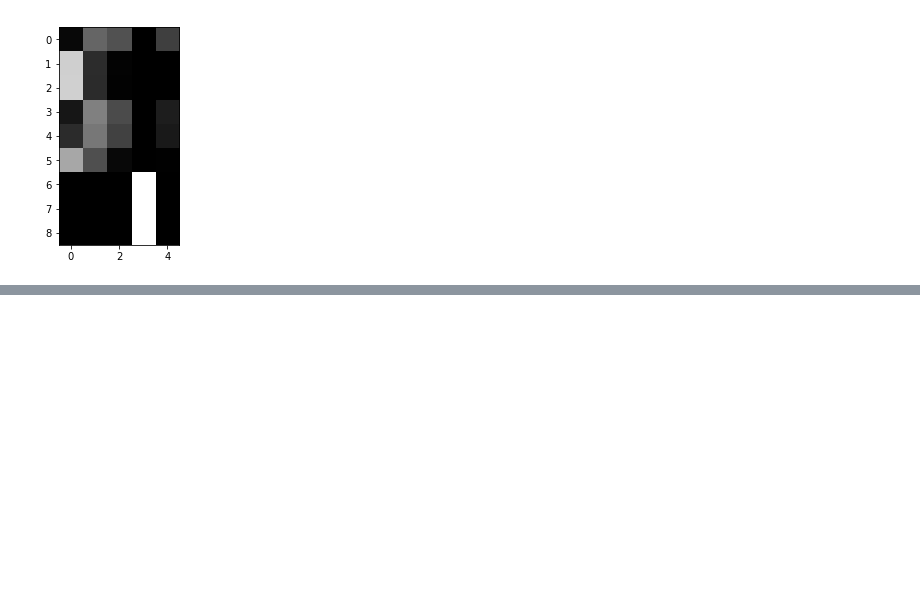
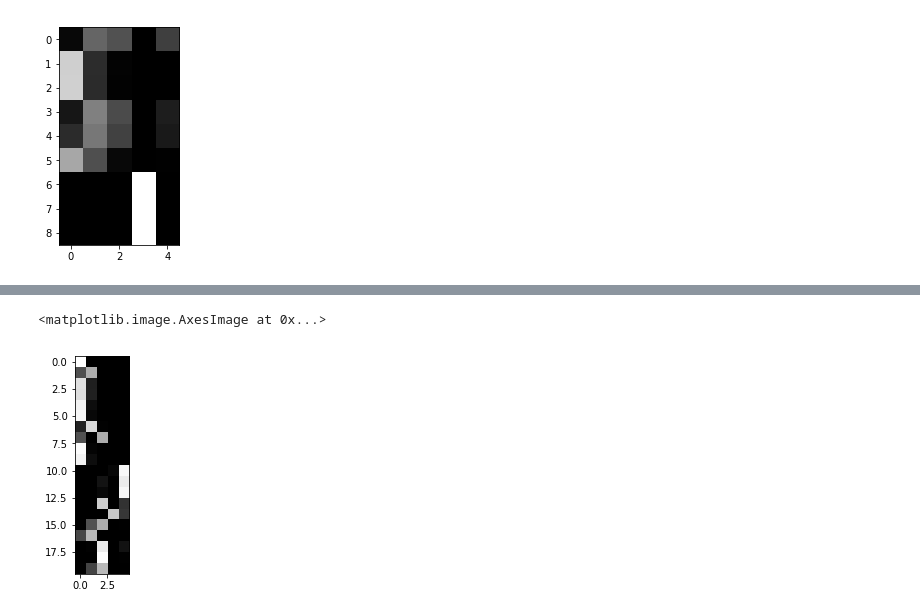
Before and after one commit to ANJAEJIN/EXP_DSP, a Jupyter notebook: cnn.ipynb, the cells around one changed output, grey strips where cells are left out. Cells and saved outputs as stored; diff of their text form; code cells hidden in the pictures; blank space fills up the shorter version.

```diff
--- a/cnn.ipynb
+++ b/cnn.ipynb
@@ -956,0 +1250,7 @@ plt.imshow(Y_test_pred[:10], cmap='gray', interpolation='nearest', vmin=0, vmax=
+# %%
+#Predictive visualization
+#Numerals of images passed by Y axis, and X axis is estimated by neural network
+plt.imshow(Y_test_pred_pr[:20], cmap='gray', interpolation='nearest', vmin=0, vmax=1) #Y_test_predの範囲を変えることで予測の場所を変更できる
+# %% [output]
+<matplotlib.image.AxesImage at 0x...>
+[figure, added]
```
Also changed, not shown: parts of 59 cells of this notebook.
